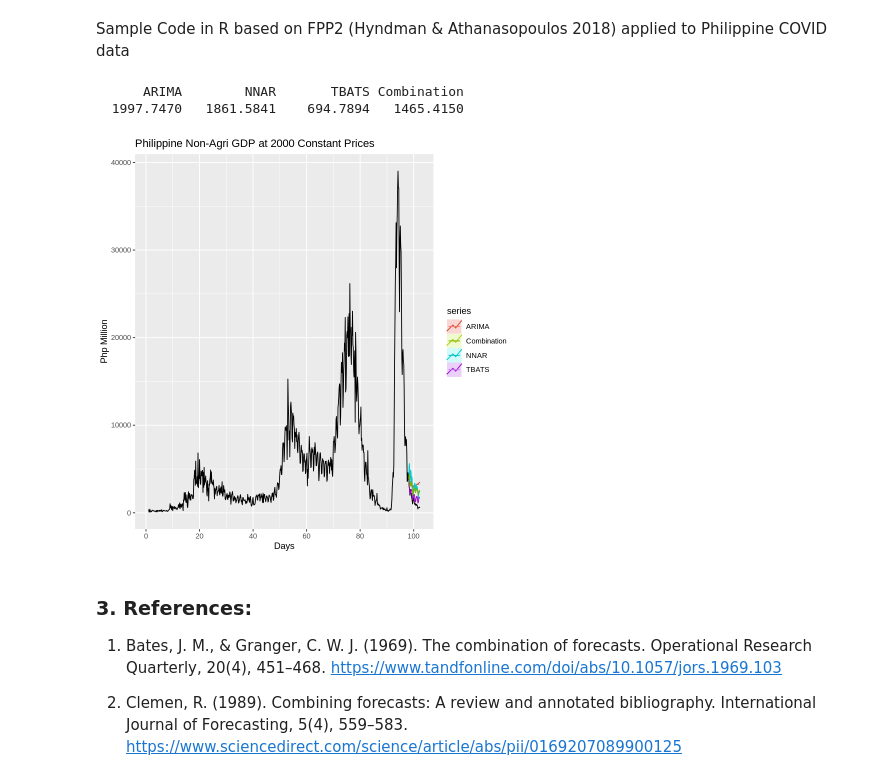
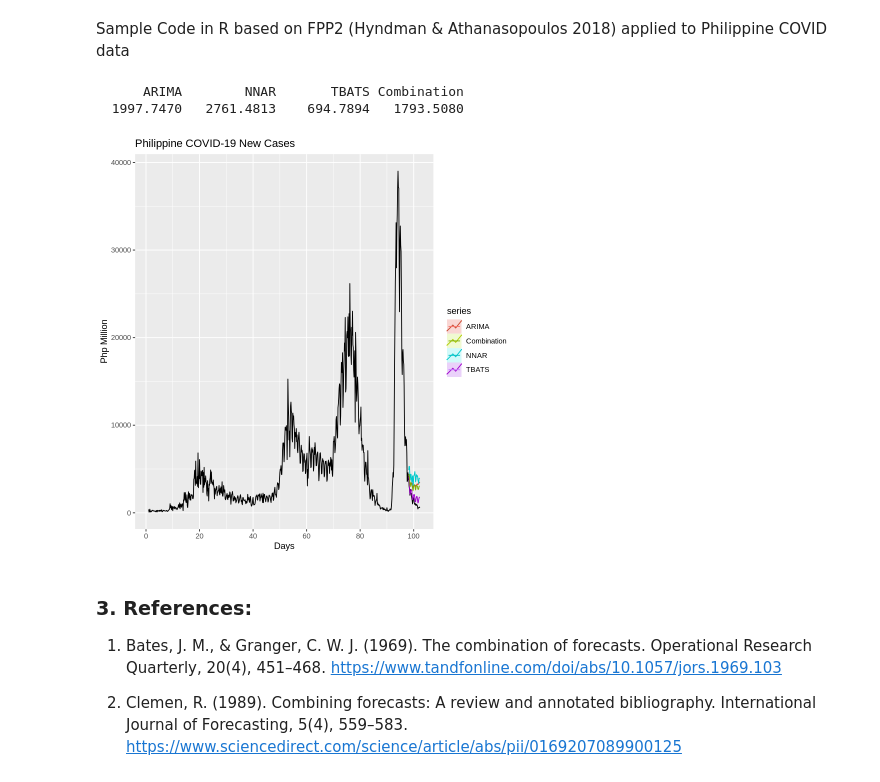
Before and after one commit to pacayton/forecast_combination_seminar, a Jupyter notebook: Forecast_Combination_R.ipynb, the cells around one changed output. Drawn from its saved outputs; the diff is of its cells as text; code cells hidden in the pictures.

```diff
--- a/Forecast_Combination_R.ipynb
+++ b/Forecast_Combination_R.ipynb
@@ -119,44 +98,41 @@ Sample Code in R based on FPP2 (Hyndman & Athanasopoulos 2018) applied to Philip
 ### Extract Philippine COVID Data from file
 covid.inc <- ts(COVID$New_Cases, frequency = 7)
 ## Frequency = 7 is for weekly seasonality
-
-### PS: Remove Omicron Surge Period for the Meantime
-## covid.inc <- head(covid, 600)
 
 ### Forecast Horizon
 h <- 30
 
 ### Train Data
 covid.train <- head(covid.inc, length(covid.inc)-h )
 
-### The five models as example
+### The three models as example
 ARIMA <- forecast(auto.arima(covid.train, lambda=0, biasadj=TRUE),
   h=h)
 NNAR <- forecast(nnetar(covid.train), h=h)
 TBATS <- forecast(tbats(covid.train, biasadj=TRUE), h=h)
 
 ### Combining the forecasts
 Combination <- (ARIMA[["mean"]] + NNAR[["mean"]] + TBATS[["mean"]])/3
 
 ### PLot of the Forecasts
 autoplot(covid.inc) +
   autolayer(ARIMA, series="ARIMA", PI=FALSE) +
   autolayer(NNAR, series="NNAR", PI=FALSE) +
   autolayer(TBATS, series="TBATS", PI=FALSE) +
   autolayer(Combination, series="Combination") +
   xlab("Days") + ylab("Php Million") +
-  ggtitle("Philippine Non-Agri GDP at 2000 Constant Prices")
+  ggtitle("Philippine COVID-19 New Cases")
 
   ### Accuracy Statistics between Methods
 
 c(ARIMA = accuracy(ARIMA, covid.inc)["Test set","RMSE"],
   NNAR = accuracy(NNAR, covid.inc)["Test set","RMSE"],
   TBATS = accuracy(TBATS, covid.inc)["Test set","RMSE"],
   Combination = accuracy(Combination, covid.inc)["Test set","RMSE"])
 # %% [output]
       ARIMA        NNAR       TBATS Combination
-  1997.7470   1861.5841    694.7894   1465.4150
+  1997.7470   2761.4813    694.7894   1793.5080
-[figure, old version]
+[figure, new version]
 # %% [markdown]
 ### 3. References:
 
```
Also changed, not shown: parts of 1 cell of this notebook.
